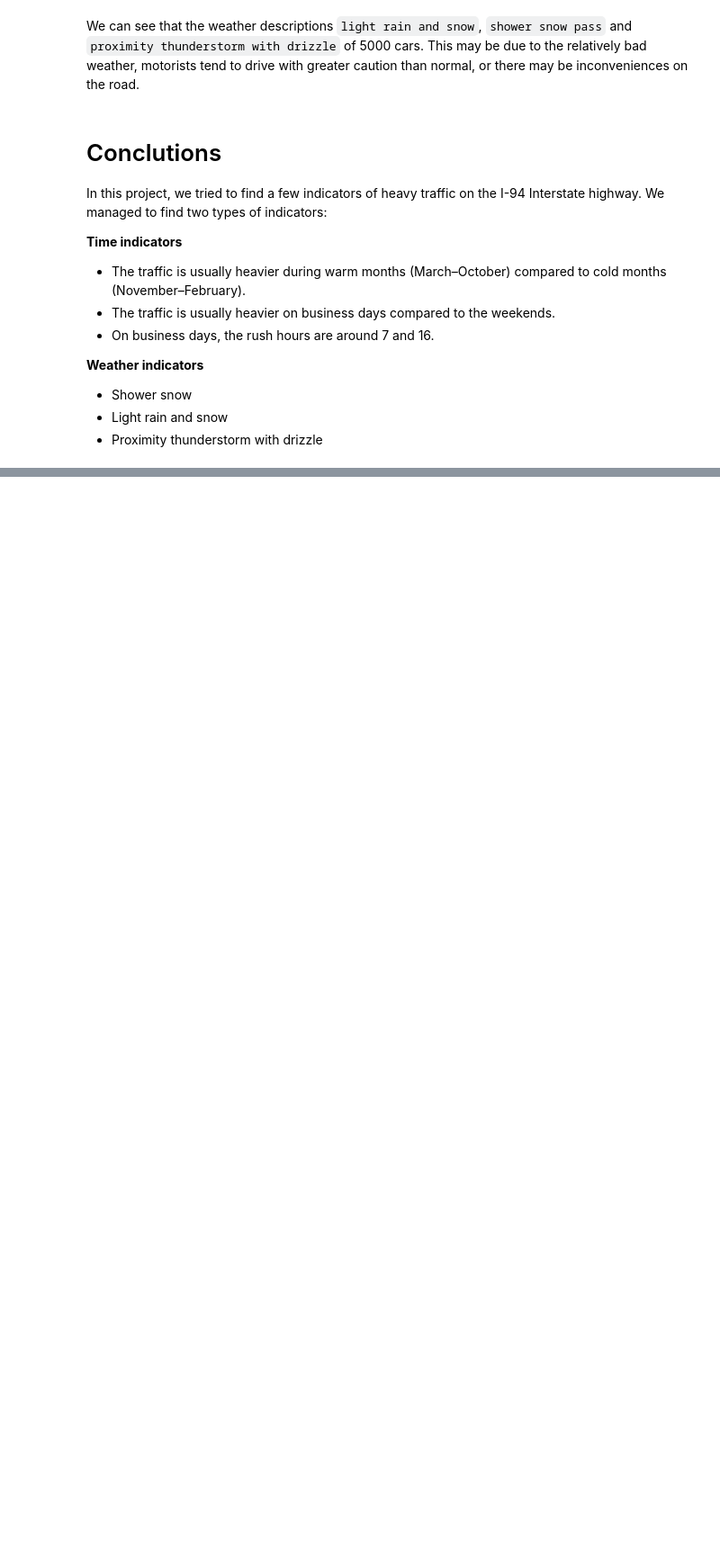
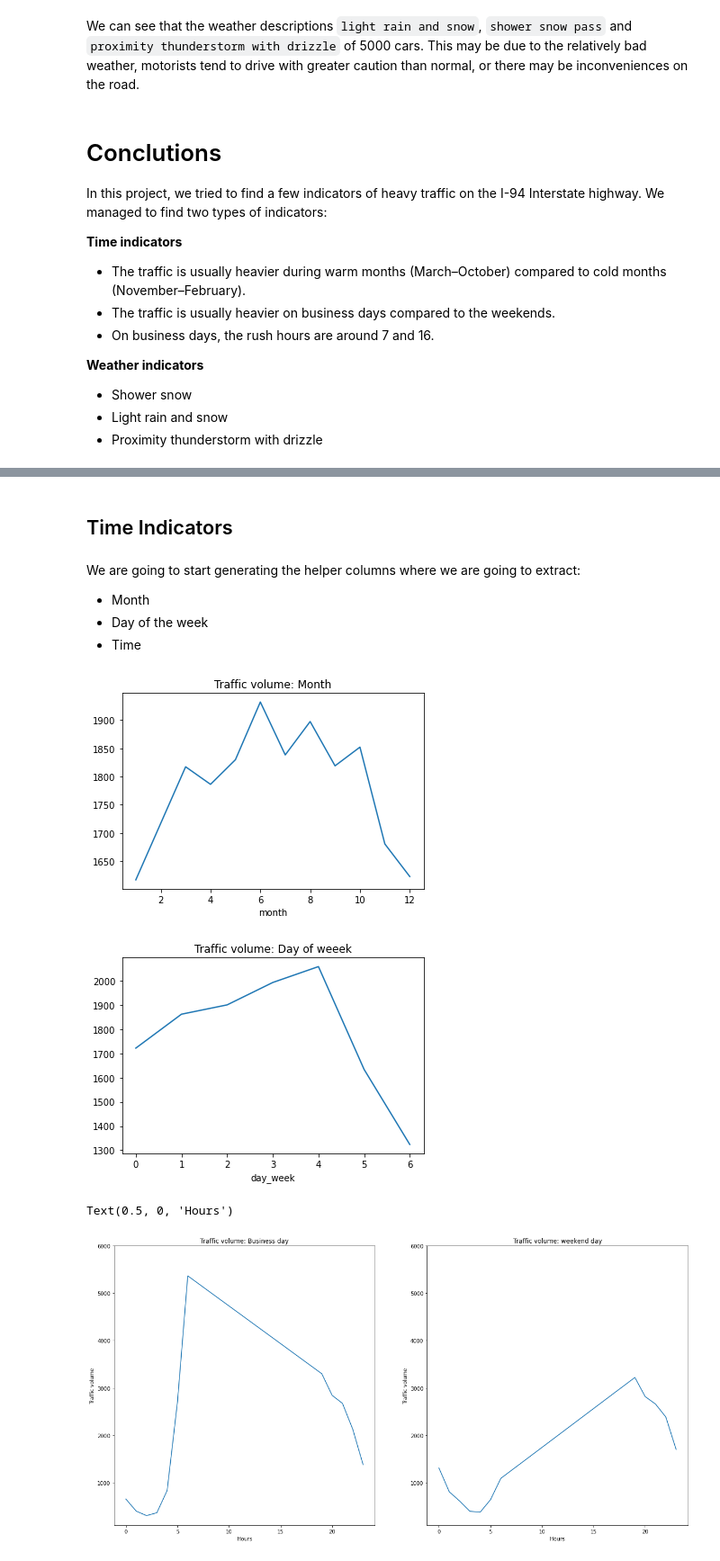
Before and after one commit to aguirredaniel/dataquest-projects, a Jupyter notebook: Finding_Heavy_Traffic_Indicators_I-94/Finding Heavy Traffic Indicators on I-94.ipynb, the cells around one changed output, grey strips where cells are left out. Shown at 90% size. Saved outputs shown, nothing was run; the diff lists cells and outputs as text; code cells hidden in the pictures; blank space fills up the shorter version.

Commit message:
Next Steps: Night time heavy traffic indicators

```diff
--- a/Finding_Heavy_Traffic_Indicators_I-94/Finding Heavy Traffic Indicators on I-94.ipynb
+++ b/Finding_Heavy_Traffic_Indicators_I-94/Finding Heavy Traffic Indicators on I-94.ipynb
@@ -106,7 +106,7 @@ daytime.shape
 # %% [output]
 (23877, 9)
 # %%
-nighttime = i94[(i94['date_time'].dt.hour >= 19) | (i94['date_time'].dt.hour < 7)]
+nighttime = i94.copy()[(i94['date_time'].dt.hour >= 19) | (i94['date_time'].dt.hour < 7)]
 nighttime.shape
 # %% [output]
 (24327, 9)
@@ -446,0 +442,47 @@ In this project, we tried to find a few indicators of heavy traffic on the I-94
+# %% [markdown]
+## Time Indicators
+# %% [markdown]
+We are going to start generating the helper columns where we are going to extract:
+
+- Month
+- Day of the week
+- Time
+# %%
+nighttime['month'] = nighttime['date_time'].dt.month
+nighttime['day_week'] = nighttime['date_time'].dt.dayofweek
+nighttime['hour'] = nighttime['date_time'].dt.hour
+# %%
+nighttime_by_month = nighttime.groupby('month').mean()
+nighttime_by_day_week = nighttime.groupby('day_week').mean()
+
+
+nighttime_business_day = nighttime[nighttime['day_week'].between(0,4)].groupby('hour').mean()
+nighttime_weekend_day = nighttime[nighttime['day_week'] > 4].groupby('hour').mean()
+# %%
+plt.title('Traffic volume: Month')
+nighttime_by_month['traffic_volume'].plot()
+plt.show()
+
+plt.title('Traffic volume: Day of weeek')
+nighttime_by_day_week['traffic_volume'].plot()
+plt.show()
+
+plt.figure(figsize=(20,10))
+plt.subplot(1,2,1)
+plt.ylim(100, 6000)
+nighttime_business_day['traffic_volume'].plot()
+plt.title('Traffic volume: Business day')
+plt.ylabel('Traffic volume')
+plt.xlabel('Hours')
+
+plt.subplot(1,2,2)
+plt.ylim(100, 6000)
+nighttime_weekend_day['traffic_volume'].plot()
+plt.title('Traffic volume: weekend day')
+plt.ylabel('Traffic volume')
+plt.xlabel('Hours')
+# %% [output]
+[figure, added]
+[figure, added]
+Text(0.5, 0, 'Hours')
+[figure, added]
```
Also changed, not shown: parts of 14 cells of this notebook.
